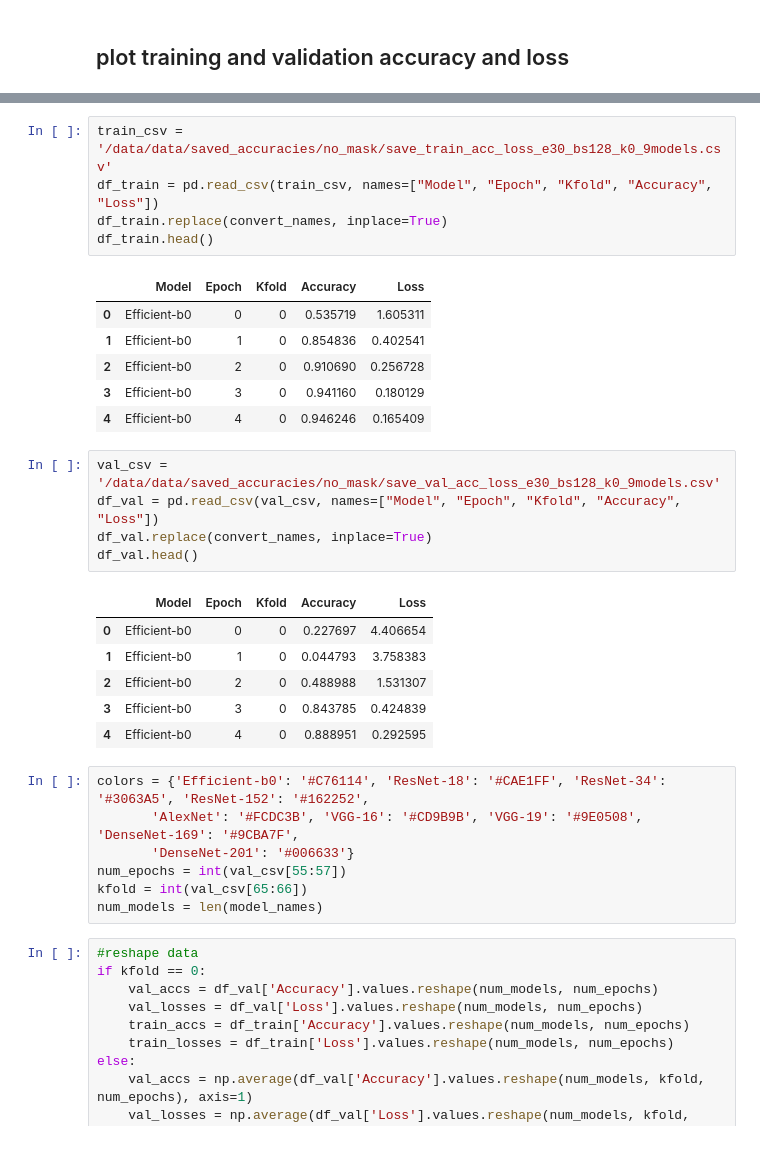
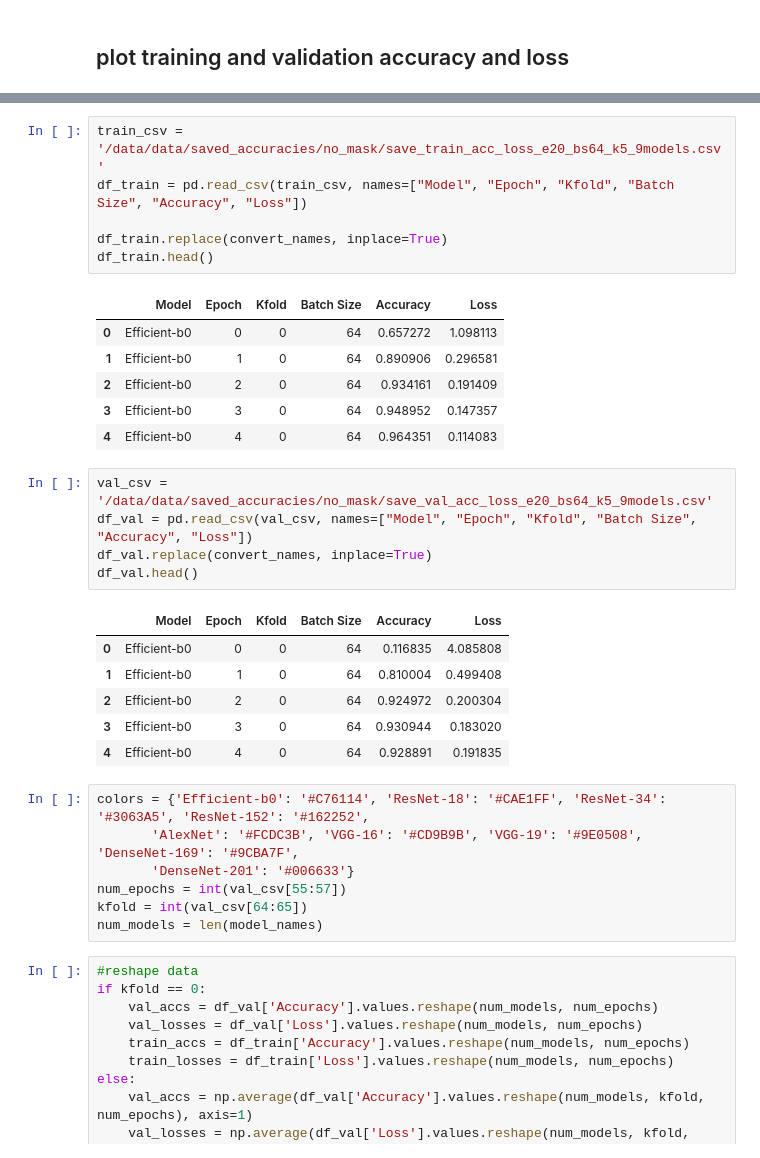
Before and after one commit to vprzybylo/cocpit, a Jupyter notebook: notebooks/make_plots.ipynb, the cells around one changed output, grey strips where cells are left out. Cells and saved outputs as stored; diff of their text form.

```diff
--- a/notebooks/make_plots.ipynb
+++ b/notebooks/make_plots.ipynb
@@ -124,33 +116,34 @@ convert_names
 # %%
-train_csv = '/data/data/saved_accuracies/no_mask/save_train_acc_loss_e30_bs128_k0_9models.csv'
-df_train = pd.read_csv(train_csv, names=["Model", "Epoch", "Kfold", "Accuracy", "Loss"])
+train_csv = '/data/data/saved_accuracies/no_mask/save_train_acc_loss_e20_bs64_k5_9models.csv'
+df_train = pd.read_csv(train_csv, names=["Model", "Epoch", "Kfold", "Batch Size", "Accuracy", "Loss"])
+
 df_train.replace(convert_names, inplace=True)
 df_train.head()
 # %% [output]
-|  | Model | Epoch | Kfold | Accuracy | Loss |
-| 0 | Efficient-b0 | 0 | 0 | 0.535719 | 1.605311 |
-| 1 | Efficient-b0 | 1 | 0 | 0.854836 | 0.402541 |
-| 2 | Efficient-b0 | 2 | 0 | 0.910690 | 0.256728 |
-| 3 | Efficient-b0 | 3 | 0 | 0.941160 | 0.180129 |
-| 4 | Efficient-b0 | 4 | 0 | 0.946246 | 0.165409 |
+|  | Model | Epoch | Kfold | Batch Size | Accuracy | Loss |
+| 0 | Efficient-b0 | 0 | 0 | 64 | 0.657272 | 1.098113 |
+| 1 | Efficient-b0 | 1 | 0 | 64 | 0.890906 | 0.296581 |
+| 2 | Efficient-b0 | 2 | 0 | 64 | 0.934161 | 0.191409 |
+| 3 | Efficient-b0 | 3 | 0 | 64 | 0.948952 | 0.147357 |
+| 4 | Efficient-b0 | 4 | 0 | 64 | 0.964351 | 0.114083 |
 # %%
-val_csv = '/data/data/saved_accuracies/no_mask/save_val_acc_loss_e30_bs128_k0_9models.csv'
-df_val = pd.read_csv(val_csv, names=["Model", "Epoch", "Kfold", "Accuracy", "Loss"])
+val_csv = '/data/data/saved_accuracies/no_mask/save_val_acc_loss_e20_bs64_k5_9models.csv'
+df_val = pd.read_csv(val_csv, names=["Model", "Epoch", "Kfold", "Batch Size", "Accuracy", "Loss"])
 df_val.replace(convert_names, inplace=True)
 df_val.head()
 # %% [output]
-|  | Model | Epoch | Kfold | Accuracy | Loss |
-| 0 | Efficient-b0 | 0 | 0 | 0.227697 | 4.406654 |
-| 1 | Efficient-b0 | 1 | 0 | 0.044793 | 3.758383 |
-| 2 | Efficient-b0 | 2 | 0 | 0.488988 | 1.531307 |
-| 3 | Efficient-b0 | 3 | 0 | 0.843785 | 0.424839 |
-| 4 | Efficient-b0 | 4 | 0 | 0.888951 | 0.292595 |
+|  | Model | Epoch | Kfold | Batch Size | Accuracy | Loss |
+| 0 | Efficient-b0 | 0 | 0 | 64 | 0.116835 | 4.085808 |
+| 1 | Efficient-b0 | 1 | 0 | 64 | 0.810004 | 0.499408 |
+| 2 | Efficient-b0 | 2 | 0 | 64 | 0.924972 | 0.200304 |
+| 3 | Efficient-b0 | 3 | 0 | 64 | 0.930944 | 0.183020 |
+| 4 | Efficient-b0 | 4 | 0 | 64 | 0.928891 | 0.191835 |
 # %%
 colors = {'Efficient-b0': '#C76114', 'ResNet-18': '#CAE1FF', 'ResNet-34': '#3063A5', 'ResNet-152': '#162252',
        'AlexNet': '#FCDC3B', 'VGG-16': '#CD9B9B', 'VGG-19': '#9E0508', 'DenseNet-169': '#9CBA7F',
        'DenseNet-201': '#006633'}
 num_epochs = int(val_csv[55:57])
-kfold = int(val_csv[65:66])
+kfold = int(val_csv[64:65])
 num_models = len(model_names)
 # %%
 #reshape data
```
Also changed, not shown: parts of 14 cells of this notebook, 4 other files.
